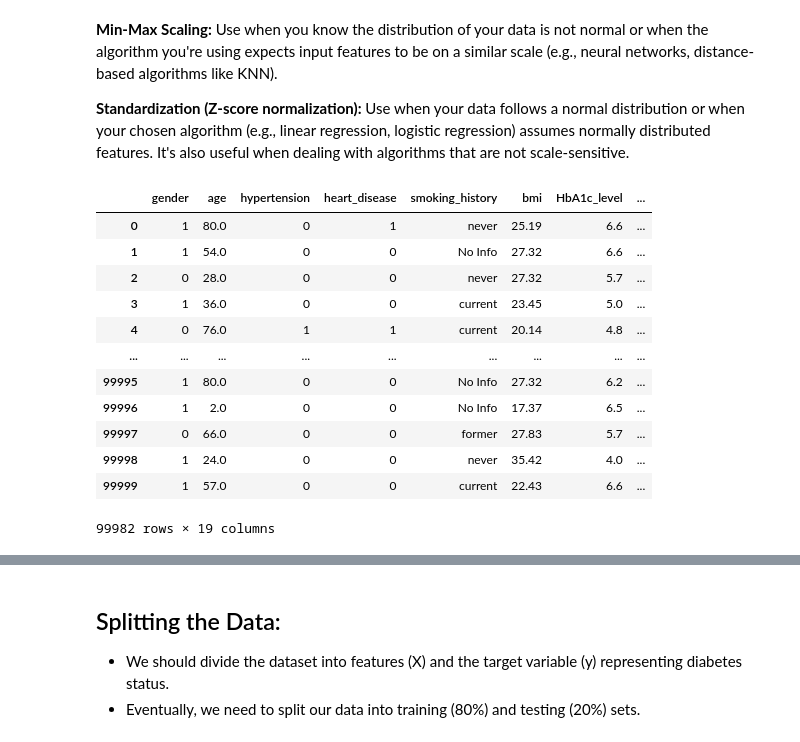
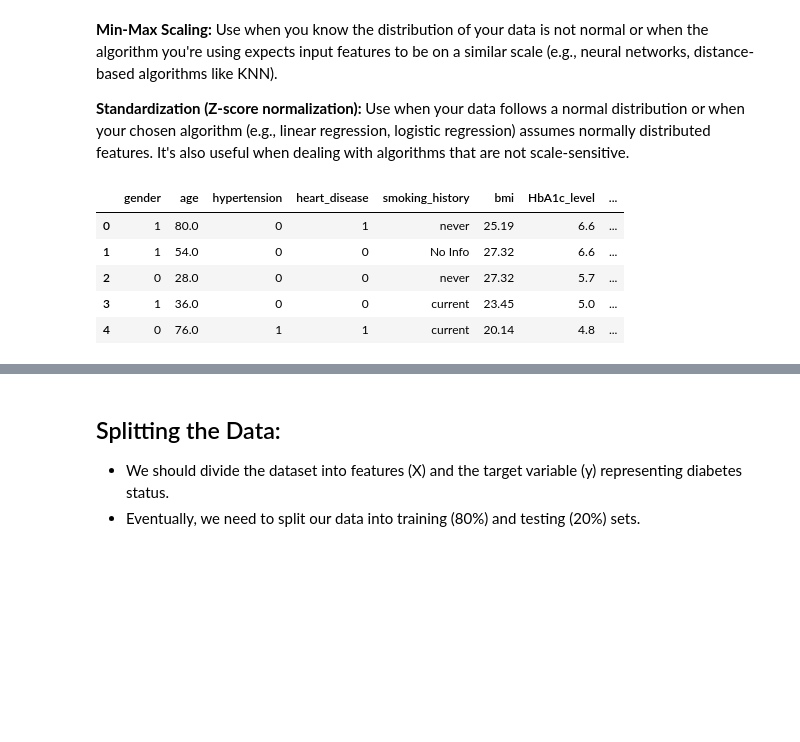
Before and after one commit to armanfeili/FDS-Final-Project, a Jupyter notebook: main.ipynb, the cells around one changed output, grey strips where cells are left out. Cells and saved outputs as stored; diff of their text form; code cells hidden in the pictures; blank space fills up the shorter version.

```diff
--- a/main.ipynb
+++ b/main.ipynb
@@ -234,44 +234,37 @@ Columns with NaN values:
 **Standardization (Z-score normalization):** Use when your data follows a normal distribution or when your chosen algorithm (e.g., linear regression, logistic regression) assumes normally distributed features. It's also useful when dealing with algorithms that are not scale-sensitive.
 # %%
 # Select columns to be normalized
-columns_to_normalize = ['age', 'bmi', 'HbA1c_level', 'blood_glucose_level']
+columns_to_normalize = ['bmi', 'HbA1c_level', 'blood_glucose_level']
 
 # Handling missing values by filling NaNs with the mean of each column
 data[columns_to_normalize] = data[columns_to_normalize].fillna(data[columns_to_normalize].mean())
 
 
 # Normalize columns using Min-Max scaling
 # Initialize MinMaxScaler
 minmax_scaler = MinMaxScaler()
 normalized_columns_minmax = minmax_scaler.fit_transform(data[columns_to_normalize])
 # Create new column names for normalized data
 minmax_new_column_names = [f"{col}_norm_MinMax" for col in columns_to_normalize]
 # Store normalized data in new columns
 data[minmax_new_column_names] = normalized_columns_minmax
 
 # Normalize columns using Standardization (Z-score scaling)
 # Initialize StandardScaler
 standard_scaler = StandardScaler()
 normalized_columns_standardized = standard_scaler.fit_transform(data[columns_to_normalize])
 # Create new column names for normalized data
 standardized_new_column_names = [f"{col}_norm_Standardization" for col in columns_to_normalize]
 # Store normalized data in new columns
 data[standardized_new_column_names] = normalized_columns_standardized
 
-data
+data.head()
 # %% [output]
 |  | gender | age | hypertension | heart_disease | smoking_history | bmi | HbA1c_level | ... |
 | 0 | 1 | 80.0 | 0 | 1 | never | 25.19 | 6.6 | ... |
 | 1 | 1 | 54.0 | 0 | 0 | No Info | 27.32 | 6.6 | ... |
 | 2 | 0 | 28.0 | 0 | 0 | never | 27.32 | 5.7 | ... |
 | 3 | 1 | 36.0 | 0 | 0 | current | 23.45 | 5.0 | ... |
 | 4 | 0 | 76.0 | 1 | 1 | current | 20.14 | 4.8 | ... |
-| ... | ... | ... | ... | ... | ... | ... | ... | ... |
-| 99995 | 1 | 80.0 | 0 | 0 | No Info | 27.32 | 6.2 | ... |
-| 99996 | 1 | 2.0 | 0 | 0 | No Info | 17.37 | 6.5 | ... |
-| 99997 | 0 | 66.0 | 0 | 0 | former | 27.83 | 5.7 | ... |
-| 99998 | 1 | 24.0 | 0 | 0 | never | 35.42 | 4.0 | ... |
-| 99999 | 1 | 57.0 | 0 | 0 | current | 22.43 | 6.6 | ... |
-99982 rows × 19 columns
 # %%
 # Re-order the columns of the data frame
```
Also changed, not shown: parts of 6 cells of this notebook.
